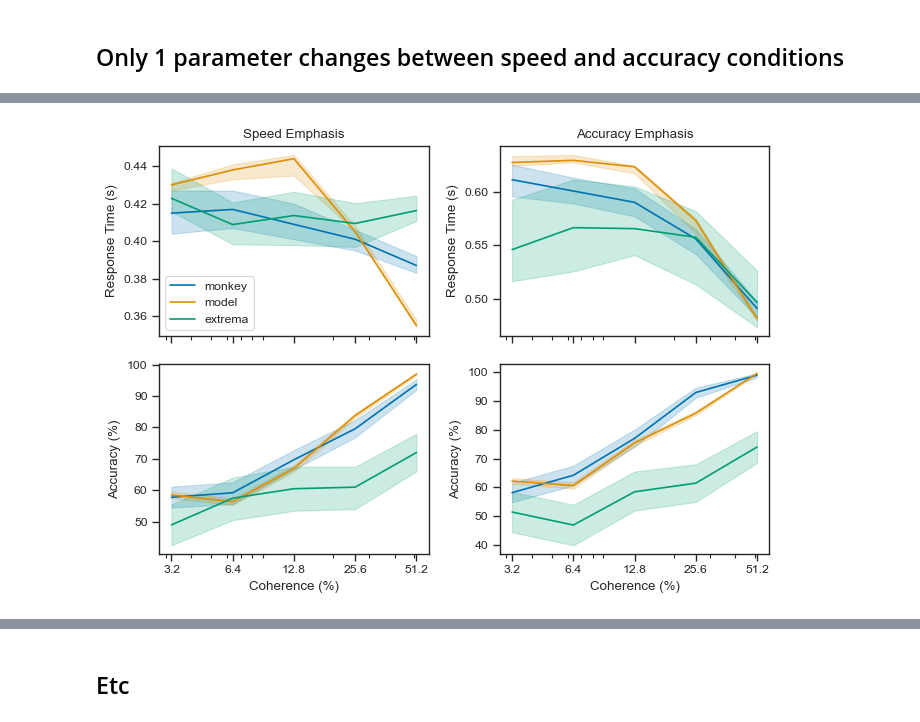
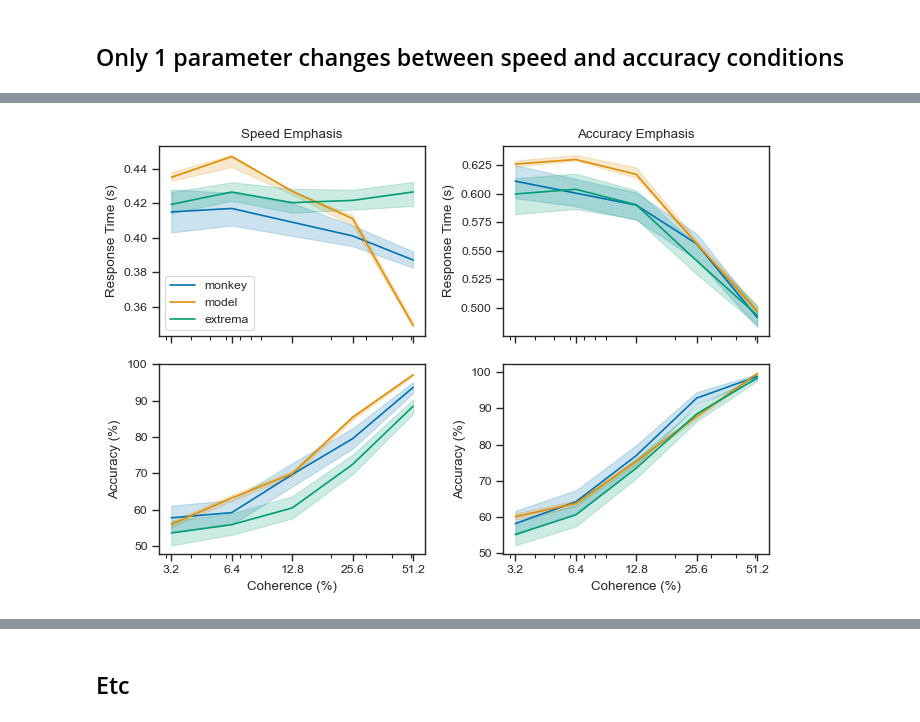
Before and after one commit to psipeter/speed-accuracy-tradeoff, a Jupyter notebook: hanks_compare.ipynb, the cells around one changed output, grey strips where cells are left out. Saved outputs shown, nothing was run; the diff lists cells and outputs as text; code cells hidden in the pictures.

Commit message:
update hanks plotting for ramping and converging activities

```diff
--- a/hanks_compare.ipynb
+++ b/hanks_compare.ipynb
@@ -466,4 +589,4 @@ plot_sat("hanks_sim_shared_may21", "hanks_extrema_shared", "hanks2014_behavior")
 # %%
-plot_sat2("hanks_sim_shared_may21", "hanks_extrema_shared", "hanks2014_behavior")  # "dec27sigma06"
+plot_sat2("hanks_sim_shared_may21b", "hanks_extrema_shared_may28", "hanks2014_behavior")
 # %% [output]
-[figure, old version]
+[figure, new version]
```
Also changed, not shown: parts of 23 cells of this notebook, 4 other files.
